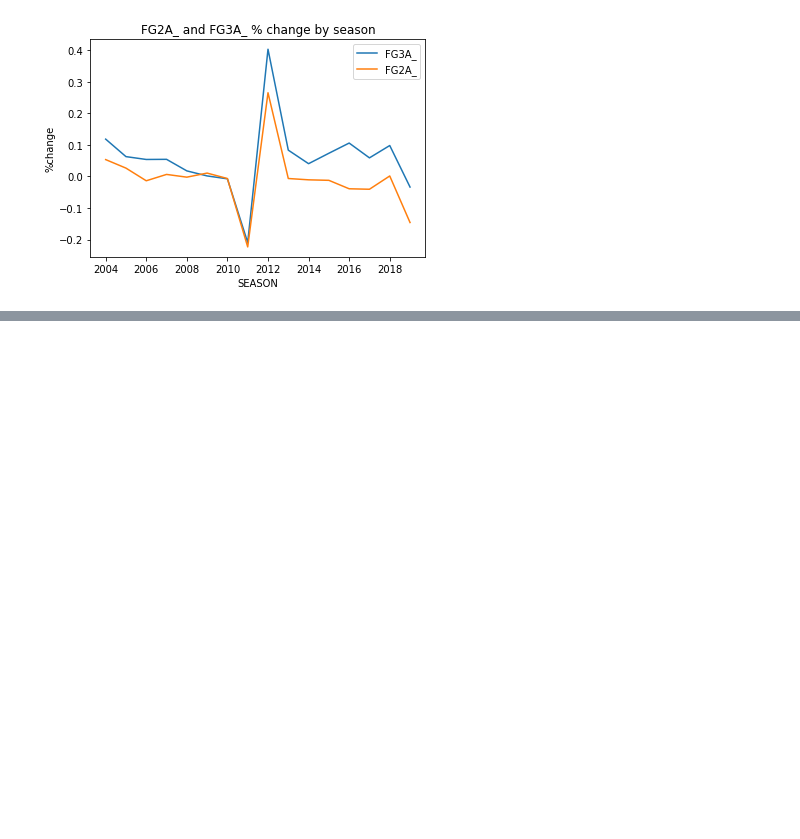
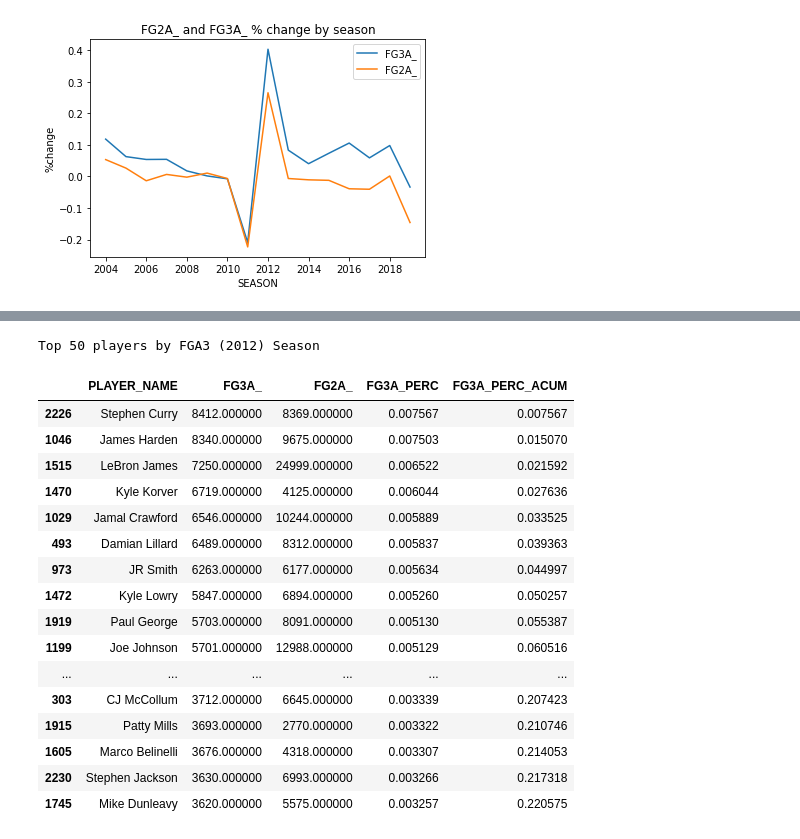
Before and after one commit to camiloms10/NBA_project, a Jupyter notebook: NBA_analysis.ipynb, the cells around one changed output, grey strips where cells are left out. Saved outputs shown, nothing was run; the diff lists cells and outputs as text; code cells hidden in the pictures; blank space fills up the shorter version.

```diff
--- a/NBA_analysis.ipynb
+++ b/NBA_analysis.ipynb
@@ -300,0 +307,29 @@ df5
+# %%
+df6 = df.loc[df['SEASON'] == 2012]
+df6 = df.groupby(["PLAYER_NAME"]).agg(FG3A_=('FG3A','sum'),FG2A_=('FG2A_','sum')).reset_index()
+df6 = df6.sort_values(by='FG3A_', ascending=False)
+df6['FG3A_'] = df6['FG3A_'].astype(float)
+df6['FG3A_PERC'] = (df6['FG3A_'] / df6['FG3A_'].sum())
+df6["FG3A_PERC_ACUM"]=df6["FG3A_PERC"].cumsum()
+df6 = df6[0:50]
+df6 = df6.style.set_caption("Top 50 players by FGA3 (2012) Season")
+df6
+# %% [output]
+Top 50 players by FGA3 (2012) Season
+|  | PLAYER_NAME | FG3A_ | FG2A_ | FG3A_PERC | FG3A_PERC_ACUM |
+| 2226 | Stephen Curry | 8412.000000 | 8369.000000 | 0.007567 | 0.007567 |
+| 1046 | James Harden | 8340.000000 | 9675.000000 | 0.007503 | 0.015070 |
+| 1515 | LeBron James | 7250.000000 | 24999.000000 | 0.006522 | 0.021592 |
+| 1470 | Kyle Korver | 6719.000000 | 4125.000000 | 0.006044 | 0.027636 |
+| 1029 | Jamal Crawford | 6546.000000 | 10244.000000 | 0.005889 | 0.033525 |
+| 493 | Damian Lillard | 6489.000000 | 8312.000000 | 0.005837 | 0.039363 |
+| 973 | JR Smith | 6263.000000 | 6177.000000 | 0.005634 | 0.044997 |
+| 1472 | Kyle Lowry | 5847.000000 | 6894.000000 | 0.005260 | 0.050257 |
+| 1919 | Paul George | 5703.000000 | 8091.000000 | 0.005130 | 0.055387 |
+| 1199 | Joe Johnson | 5701.000000 | 12988.000000 | 0.005129 | 0.060516 |
+| ... | ... | ... | ... | ... | ... |
+| 303 | CJ McCollum | 3712.000000 | 6645.000000 | 0.003339 | 0.207423 |
+| 1915 | Patty Mills | 3693.000000 | 2770.000000 | 0.003322 | 0.210746 |
+| 1605 | Marco Belinelli | 3676.000000 | 4318.000000 | 0.003307 | 0.214053 |
+| 2230 | Stephen Jackson | 3630.000000 | 6993.000000 | 0.003266 | 0.217318 |
+| 1745 | Mike Dunleavy | 3620.000000 | 5575.000000 | 0.003257 | 0.220575 |
```
Also changed, not shown: parts of 3 cells of this notebook.
